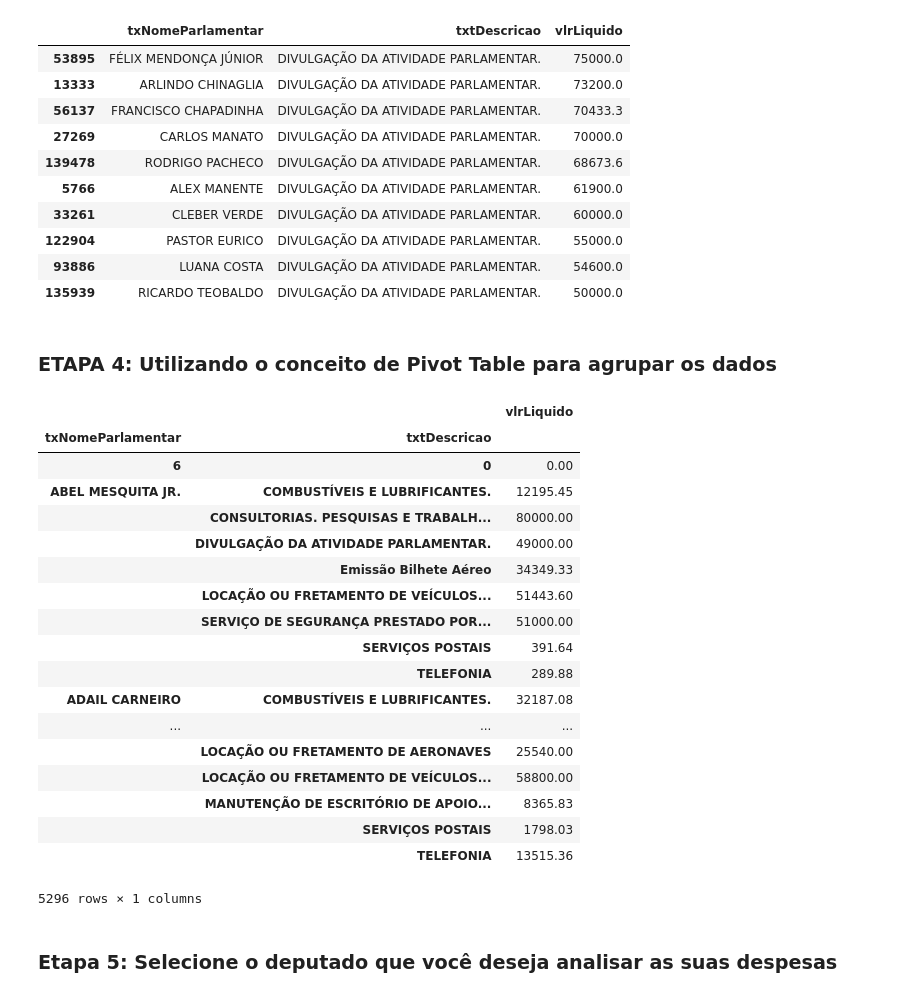
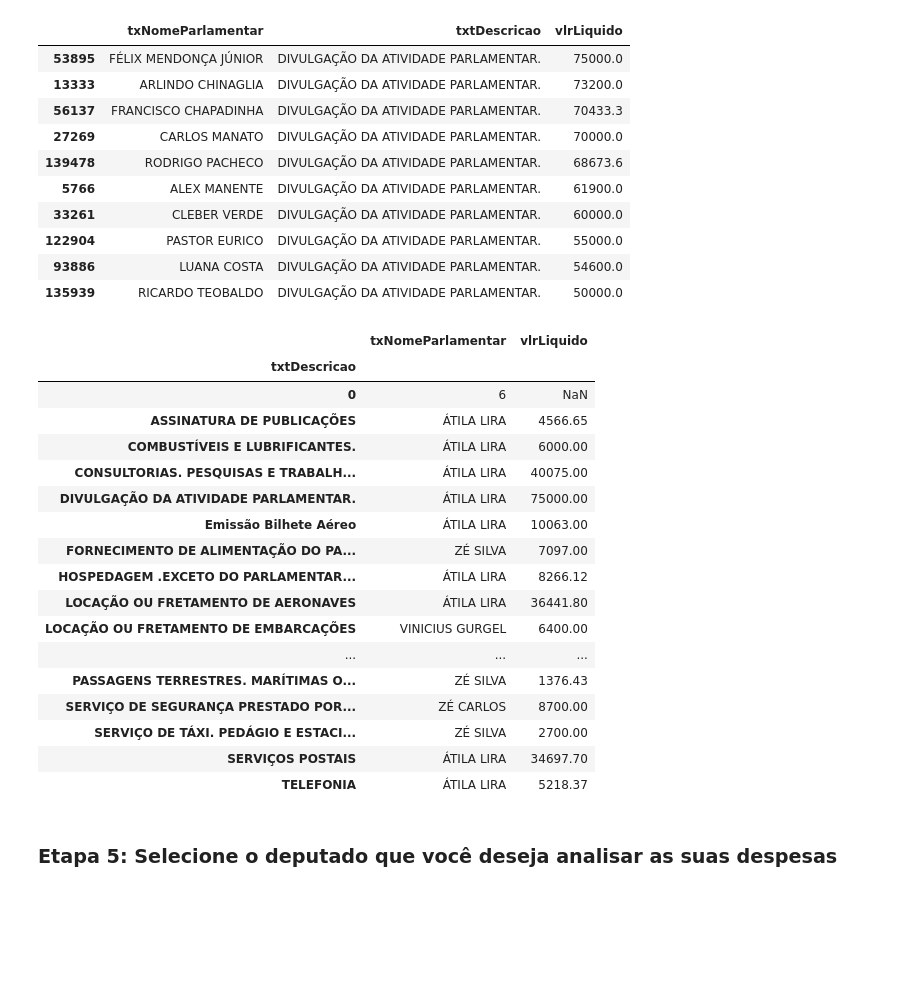
Before and after one commit to adrianosantospb/workdata2018, a Jupyter notebook: WordkData - Exemplo com Dados Abertos.ipynb, the cells around one changed output. Drawn from its saved outputs; the diff is of its cells as text; code cells hidden in the pictures; blank space fills up the shorter version.

```diff
--- a/WordkData - Exemplo com Dados Abertos.ipynb
+++ b/WordkData - Exemplo com Dados Abertos.ipynb
@@ -157,35 +208,28 @@ df_deputados[df_deputados.txtDescricao == 'DIVULGAÇÃO DA ATIVIDADE PARLAMENTAR
 | 122904 | PASTOR EURICO | DIVULGAÇÃO DA ATIVIDADE PARLAMENTAR. | 55000.0 |
 | 93886 | LUANA COSTA | DIVULGAÇÃO DA ATIVIDADE PARLAMENTAR. | 54600.0 |
 | 135939 | RICARDO TEOBALDO | DIVULGAÇÃO DA ATIVIDADE PARLAMENTAR. | 50000.0 |
-# %% [markdown]
-### ETAPA 4: Utilizando o conceito de Pivot Table para agrupar os dados
-# %%
-# Criando uma Pivot Table
-df_deputados.pivot_table(
-        index=['txNomeParlamentar', 'txtDescricao'],
-        values=['vlrLiquido'],
-        aggfunc={'vlrLiquido': np.sum}
-)
-# %% [output]
-|  |  | vlrLiquido |
-| txNomeParlamentar | txtDescricao |  |
-| 6 | 0 | 0.00 |
-| ABEL MESQUITA JR. | COMBUSTÍVEIS E LUBRIFICANTES. | 12195.45 |
-|  | CONSULTORIAS. PESQUISAS E TRABALH... | 80000.00 |
-|  | DIVULGAÇÃO DA ATIVIDADE PARLAMENTAR. | 49000.00 |
-|  | Emissão Bilhete Aéreo | 34349.33 |
-|  | LOCAÇÃO OU FRETAMENTO DE VEÍCULOS... | 51443.60 |
-|  | SERVIÇO DE SEGURANÇA PRESTADO POR... | 51000.00 |
-|  | SERVIÇOS POSTAIS | 391.64 |
-|  | TELEFONIA | 289.88 |
-| ADAIL CARNEIRO | COMBUSTÍVEIS E LUBRIFICANTES. | 32187.08 |
-| ... | ... | ... |
-|  | LOCAÇÃO OU FRETAMENTO DE AERONAVES | 25540.00 |
-|  | LOCAÇÃO OU FRETAMENTO DE VEÍCULOS... | 58800.00 |
-|  | MANUTENÇÃO DE ESCRITÓRIO DE APOIO... | 8365.83 |
-|  | SERVIÇOS POSTAIS | 1798.03 |
-|  | TELEFONIA | 13515.36 |
-5296 rows × 1 columns
+# %%
+# E quem gastou mais de acordo com as categorias?
+df_deputados.groupby('txtDescricao').max()
+# %% [output]
+|  | txNomeParlamentar | vlrLiquido |
+| txtDescricao |  |  |
+| 0 | 6 | NaN |
+| ASSINATURA DE PUBLICAÇÕES | ÁTILA LIRA | 4566.65 |
+| COMBUSTÍVEIS E LUBRIFICANTES. | ÁTILA LIRA | 6000.00 |
+| CONSULTORIAS. PESQUISAS E TRABALH... | ÁTILA LIRA | 40075.00 |
+| DIVULGAÇÃO DA ATIVIDADE PARLAMENTAR. | ÁTILA LIRA | 75000.00 |
+| Emissão Bilhete Aéreo | ÁTILA LIRA | 10063.00 |
+| FORNECIMENTO DE ALIMENTAÇÃO DO PA... | ZÉ SILVA | 7097.00 |
+| HOSPEDAGEM .EXCETO DO PARLAMENTAR... | ÁTILA LIRA | 8266.12 |
+| LOCAÇÃO OU FRETAMENTO DE AERONAVES | ÁTILA LIRA | 36441.80 |
+| LOCAÇÃO OU FRETAMENTO DE EMBARCAÇÕES | VINICIUS GURGEL | 6400.00 |
+| ... | ... | ... |
+| PASSAGENS TERRESTRES. MARÍTIMAS O... | ZÉ SILVA | 1376.43 |
+| SERVIÇO DE SEGURANÇA PRESTADO POR... | ZÉ CARLOS | 8700.00 |
+| SERVIÇO DE TÁXI. PEDÁGIO E ESTACI... | ZÉ SILVA | 2700.00 |
+| SERVIÇOS POSTAIS | ÁTILA LIRA | 34697.70 |
+| TELEFONIA | ÁTILA LIRA | 5218.37 |
 # %% [markdown]
 ### Etapa 5: Selecione o deputado que você deseja analisar as suas despesas
 # %%
```
Also changed, not shown: parts of 3 cells of this notebook.
